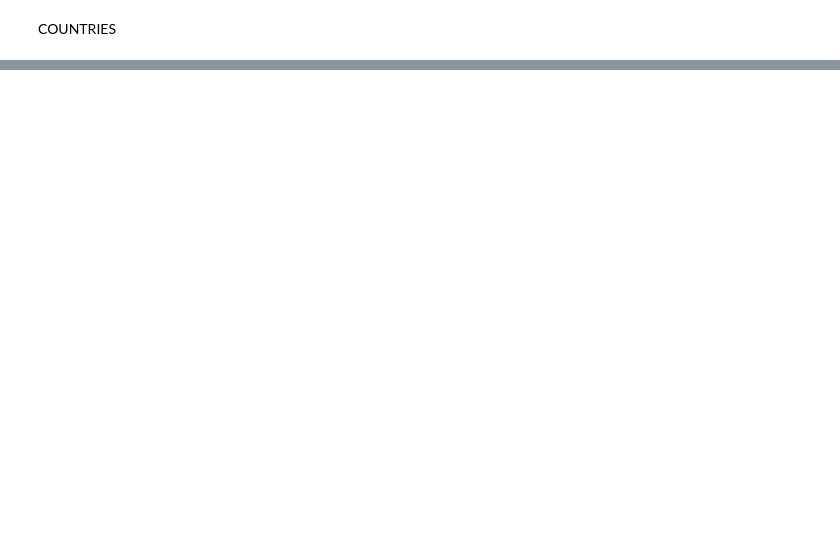
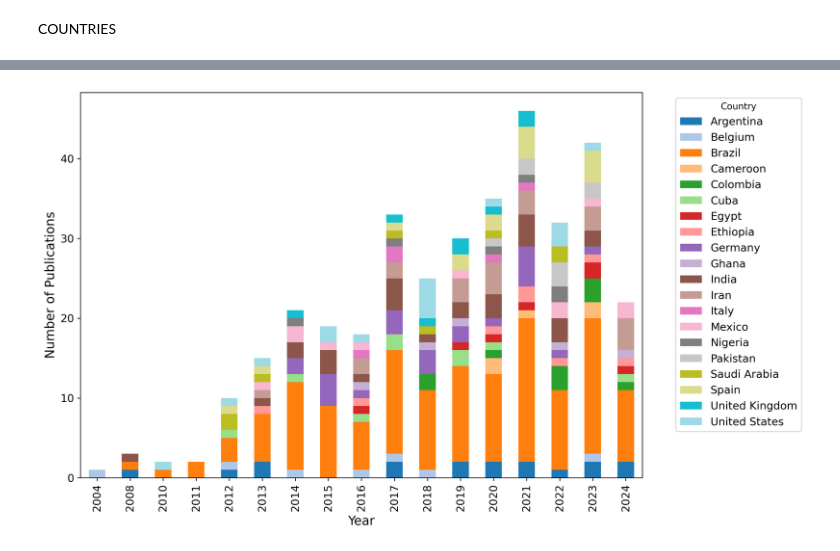
Before and after one commit to karama01/SYSTEMATIC-REVIEW-REPOSITORY, a Jupyter notebook: Bibliometrics_analysis Notebook 5.ipynb, the cells around one changed output, grey strips where cells are left out. Cells and saved outputs as stored; diff of their text form; code cells hidden in the pictures; blank space fills up the shorter version.

```diff
--- a/Bibliometrics_analysis Notebook 5.ipynb
+++ b/Bibliometrics_analysis Notebook 5.ipynb
@@ -273,0 +424,47 @@ plt.tight_layout()
+# %%
+import pandas as pd
+import matplotlib.pyplot as plt
+import numpy as np
+
+# Load dataset
+data = pd.read_csv("/content/6_updated_with_country_column_supp5.csv", sep=",", encoding='latin-1')
+
+# Filter to 2000–2025
+data = data[(data["Year"] >= 2000) & (data["Year"] <= 2025)]
+
+# Group: publications per year per country
+grouped = data.groupby(["Year", "Country"]).size().reset_index(name="Count")
+
+# Top 20 countries
+top_countries = grouped.groupby("Country")["Count"].sum().nlargest(20).index.tolist()
+
+filtered = grouped[grouped["Country"].isin(top_countries)]
+
+# Pivot table for stacked bar
+pivot_df = filtered.pivot(index="Year", columns="Country", values="Count").fillna(0)
+
+# ===== DISTINCT COLORS (40 unique hues) =====
+cmap1 = plt.get_cmap("tab20")
+cmap2 = plt.get_cmap("tab20b")
+
+combined_colors = [cmap1(i) for i in range(20)] + [cmap2(i) for i in range(20)]
+colors = combined_colors[:len(pivot_df.columns)]
+
+# ===== PLOT =====
+plt.figure(figsize=(12, 7), dpi=300)
+
+pivot_df.plot(kind="bar", stacked=True, color=colors, ax=plt.gca(), linewidth=0.3)
+
+plt.xlabel("Year", fontsize=14)
+plt.ylabel("Number of Publications", fontsize=14)
+plt.xticks(fontsize=12)
+plt.yticks(fontsize=12)
+#plt.title("Number of Publications by Year (Top 20 Countries)", fontsize=14, weight="bold")
+
+# Legend outside plot
+plt.legend(title="Country", fontsize=12, bbox_to_anchor=(1.05, 1), loc="upper left")
+plt.grid(False)
+plt.tight_layout()
+plt.show()
+# %% [output]
+[figure, added]
```
Also changed, not shown: parts of 33 cells of this notebook, 5 other files.
